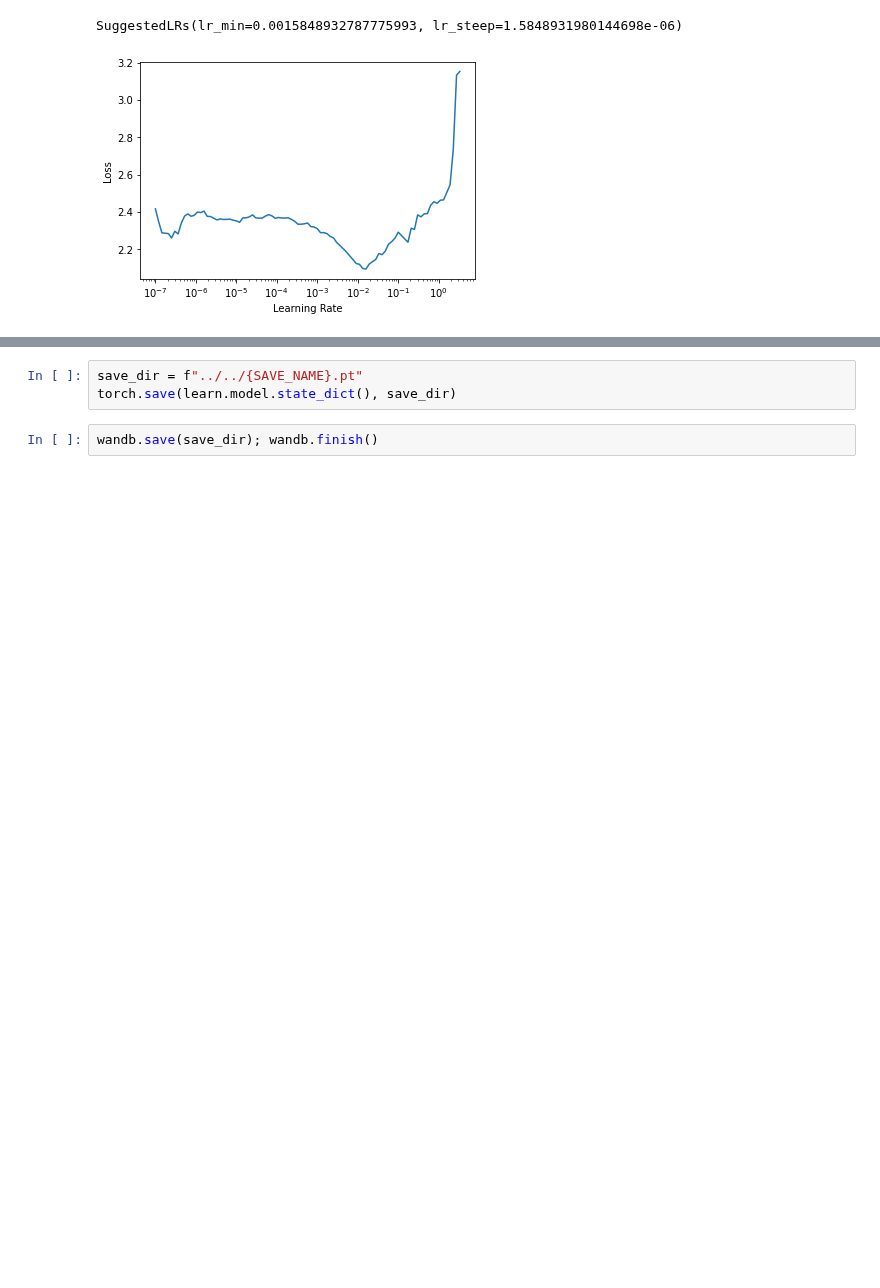
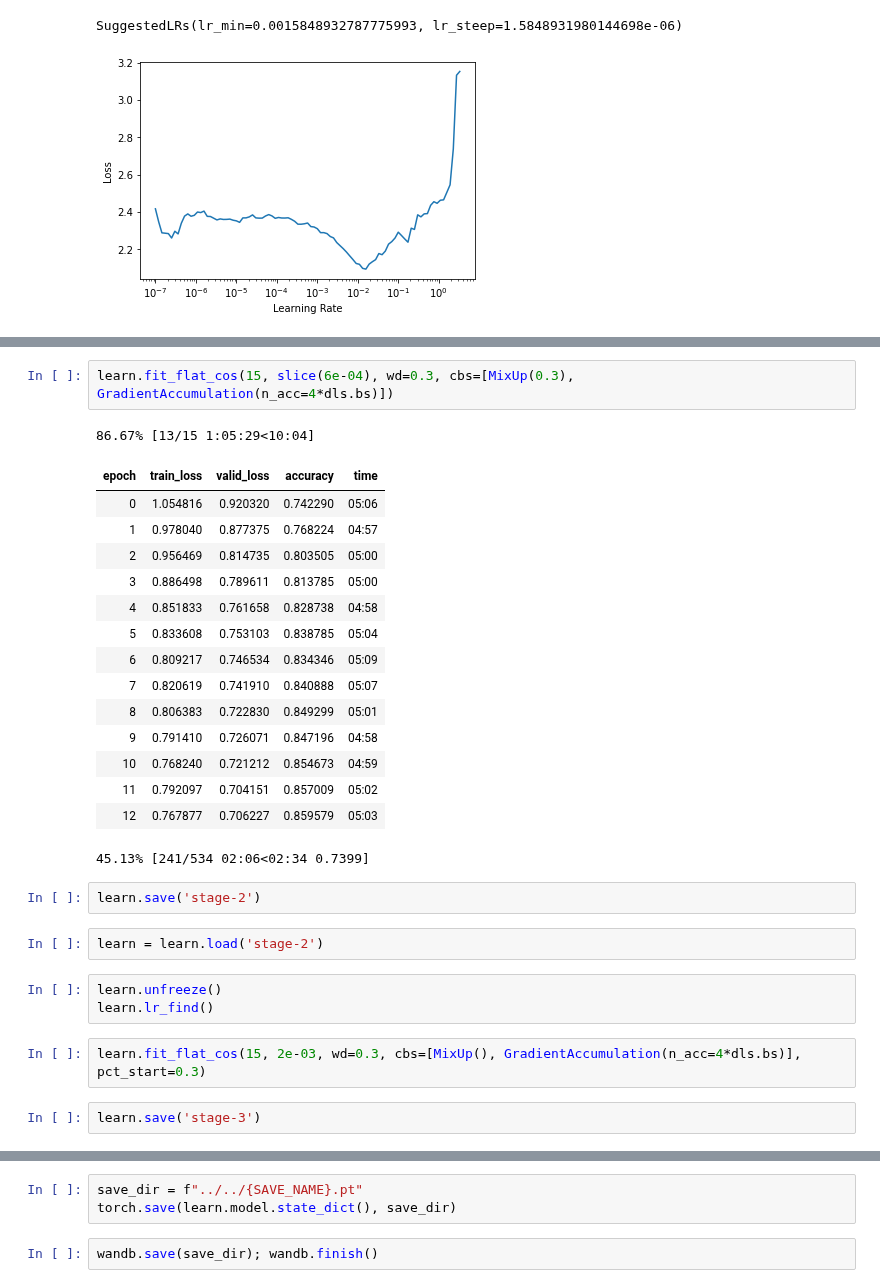
Before and after one commit to benihime91/leaf-disease-classification-kaggle, a Jupyter notebook: nbs/resnext50_32x4d-mish-ranger-labelsmoothing-mixup.ipynb, the cells around one changed output, grey strips where cells are left out. Cells and saved outputs as stored; diff of their text form; blank space fills up the shorter version.

```diff
--- a/nbs/resnext50_32x4d-mish-ranger-labelsmoothing-mixup.ipynb
+++ b/nbs/resnext50_32x4d-mish-ranger-labelsmoothing-mixup.ipynb
@@ -136,0 +149,30 @@ learn.fit_flat_cos(2, 2e-03, wd=0.3, cbs=[MixUp(), GradientAccumulation(n_acc=4*
+# %%
+learn.fit_flat_cos(15, slice(6e-04), wd=0.3, cbs=[MixUp(0.3), GradientAccumulation(n_acc=4*dls.bs)])
+# %% [output]
+86.67% [13/15 1:05:29<10:04]
+| epoch | train_loss | valid_loss | accuracy | time |
+| 0 | 1.054816 | 0.920320 | 0.742290 | 05:06 |
+| 1 | 0.978040 | 0.877375 | 0.768224 | 04:57 |
+| 2 | 0.956469 | 0.814735 | 0.803505 | 05:00 |
+| 3 | 0.886498 | 0.789611 | 0.813785 | 05:00 |
+| 4 | 0.851833 | 0.761658 | 0.828738 | 04:58 |
+| 5 | 0.833608 | 0.753103 | 0.838785 | 05:04 |
+| 6 | 0.809217 | 0.746534 | 0.834346 | 05:09 |
+| 7 | 0.820619 | 0.741910 | 0.840888 | 05:07 |
+| 8 | 0.806383 | 0.722830 | 0.849299 | 05:01 |
+| 9 | 0.791410 | 0.726071 | 0.847196 | 04:58 |
+| 10 | 0.768240 | 0.721212 | 0.854673 | 04:59 |
+| 11 | 0.792097 | 0.704151 | 0.857009 | 05:02 |
+| 12 | 0.767877 | 0.706227 | 0.859579 | 05:03 |
+45.13% [241/534 02:06<02:34 0.7399]
+# %%
+learn.save('stage-2')
+# %%
+learn = learn.load('stage-2')
+# %%
+learn.unfreeze()
+learn.lr_find()
+# %%
+learn.fit_flat_cos(15, 2e-03, wd=0.3, cbs=[MixUp(), GradientAccumulation(n_acc=4*dls.bs)], pct_start=0.3)
+# %%
+learn.save('stage-3')
```
Also changed, not shown: parts of 6 cells of this notebook.
